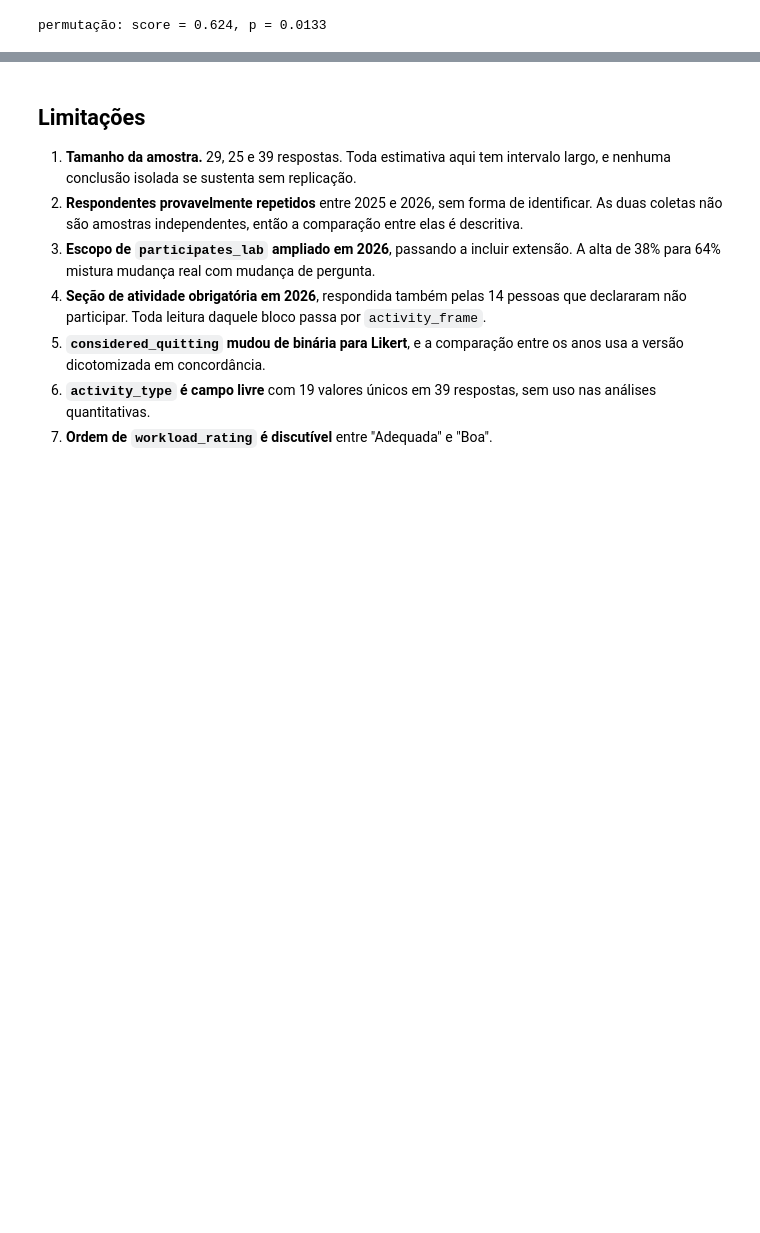
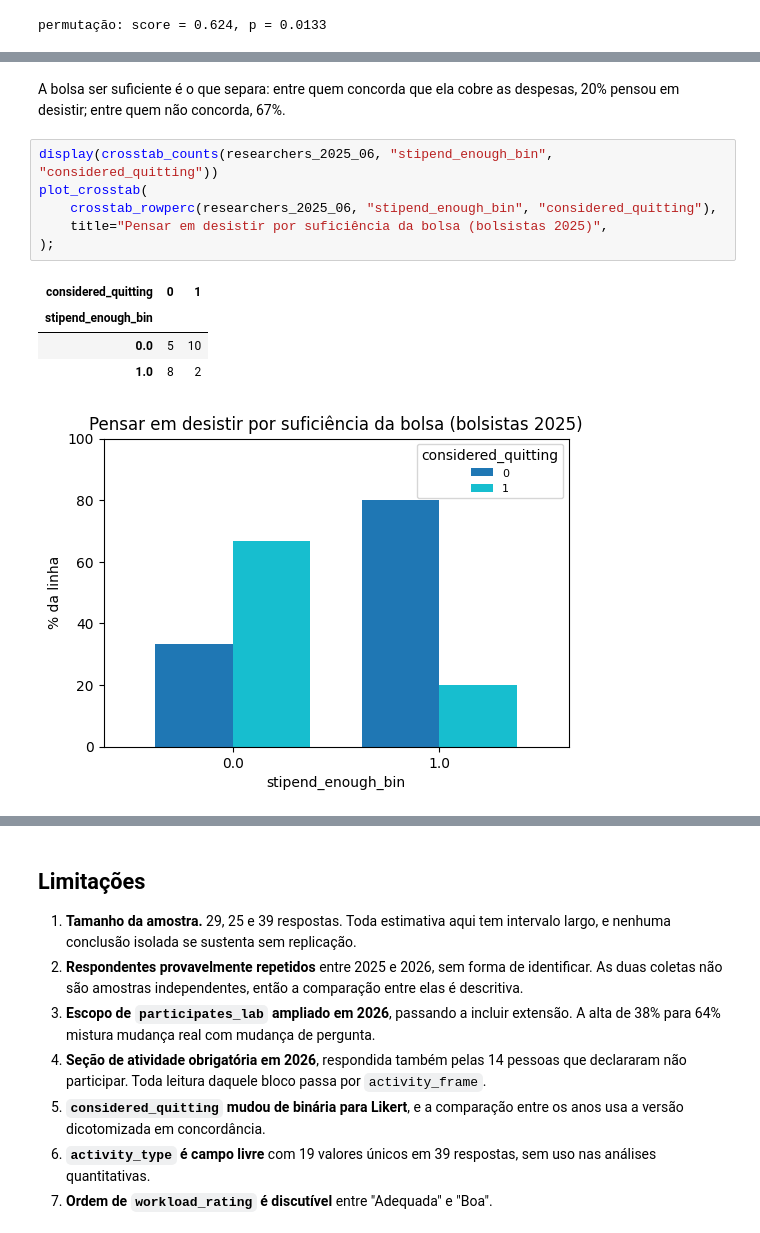
Before and after one commit to Gabriel-c0Nsp/analise-motivacao, a Jupyter notebook: analise-motivacao.ipynb, the cells around one changed output, grey strips where cells are left out. Drawn from its saved outputs; the diff is of its cells as text; blank space fills up the shorter version.

```diff
--- a/analise-motivacao.ipynb
+++ b/analise-motivacao.ipynb
@@ -917,0 +1002,15 @@ permutação: score = 0.624, p = 0.0133
+# %% [markdown]
+A bolsa ser suficiente é o que separa: entre quem concorda que ela cobre as despesas,
+20% pensou em desistir; entre quem não concorda, 67%.
+# %%
+display(crosstab_counts(researchers_2025_06, "stipend_enough_bin", "considered_quitting"))
+plot_crosstab(
+    crosstab_rowperc(researchers_2025_06, "stipend_enough_bin", "considered_quitting"),
+    title="Pensar em desistir por suficiência da bolsa (bolsistas 2025)",
+);
+# %% [output]
+| considered_quitting | 0 | 1 |
+| stipend_enough_bin |  |  |
+| 0.0 | 5 | 10 |
+| 1.0 | 8 | 2 |
+[figure, added]
```
Also changed, not shown: parts of 18 cells of this notebook, 6 other files.
